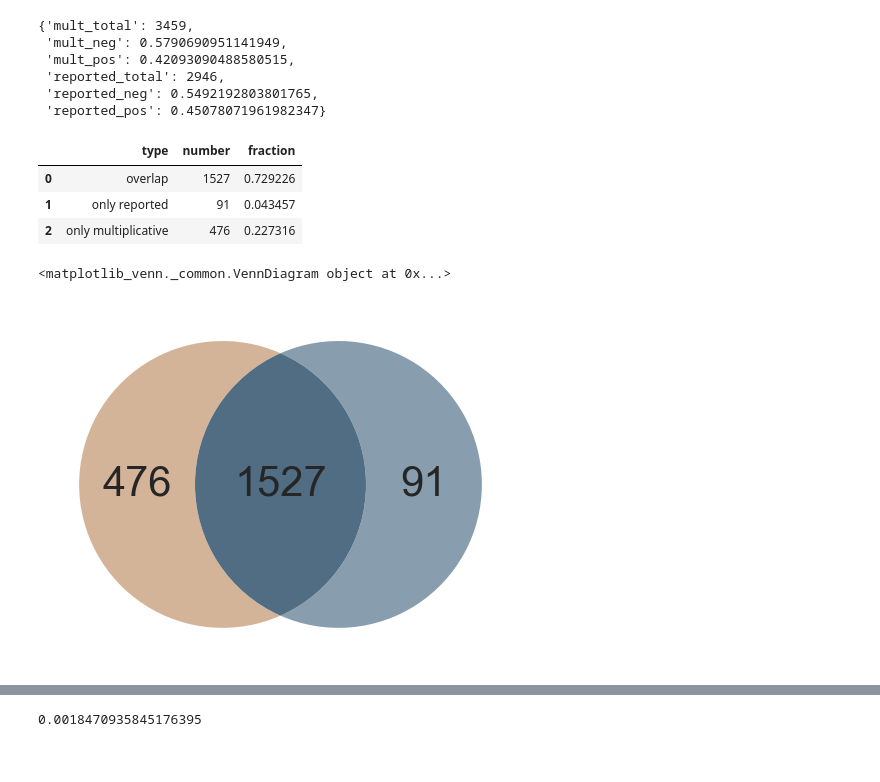
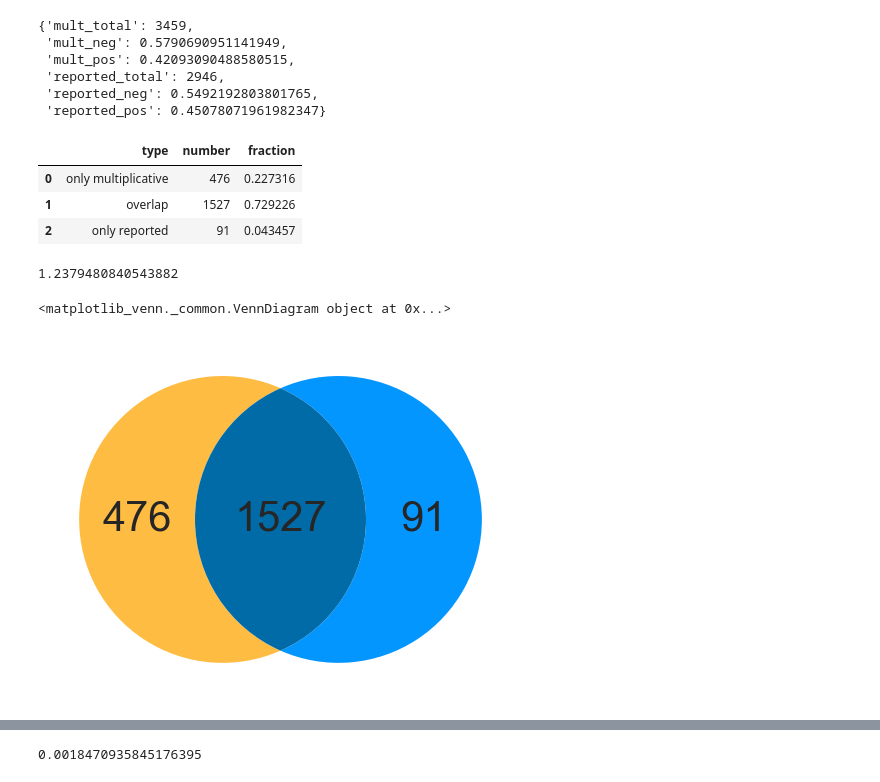
Before and after one commit to brian-arnold/epistasis_reanalysis, a Jupyter notebook: yeast_screens/Kuzmin_data_analysis_cp.ipynb, the cells around one changed output, grey strips where cells are left out. Drawn from its saved outputs; the diff is of its cells as text; code cells hidden in the pictures.

```diff
--- a/yeast_screens/Kuzmin_data_analysis_cp.ipynb
+++ b/yeast_screens/Kuzmin_data_analysis_cp.ipynb
@@ -73,12 +73,12 @@ if dataset == "Kuzmin2020":
     kuzmin_2020_s2 = data_2020.load_kuzmin_2020_s2(kuzmin_2020_data_dir)
     kuzmin_2020_s10 = data_2020.load_kuzmin_2020_s10(kuzmin_2020_data_dir)
 
-
     print(kuzmin_2020_s1.combined_mutant_type.value_counts())
     print(kuzmin_2020_s2.combined_mutant_type.value_counts())
 
     kuzmin_2020_s1_dblMutFit = dict(zip(kuzmin_2020_s1_digenic.alleles, kuzmin_2020_s1_digenic.double_triple_mutant_fitness))
     kuzmin_2020_s1_epsilon = dict(zip(kuzmin_2020_s1_digenic.alleles, kuzmin_2020_s1_digenic.raw_interaction_score_epsilon))
+    kuzmin_2020_s1_epsilon_pvals = dict(zip(kuzmin_2020_s1_digenic.alleles, kuzmin_2020_s1_digenic.pval))
     kuzmin_2020_s1_singMutFit = dict(zip(kuzmin_2020_s1.array_allele_name, kuzmin_2020_s1.array_single_mutant_fitness))
 
     kuzmin_2020_s3_singMutFit = dict(zip(kuzmin_2020_s3.array_allele_name, kuzmin_2020_s3.array_single_mutant_fitness))
@@ -89,11 +89,11 @@ if dataset == "Kuzmin2020":
     kuzmin_2020_s5_dblMutFit = dict(zip(kuzmin_2020_s5_dblMut.alleles, kuzmin_2020_s5_dblMut.fitness))
     kuzmin_2020_s5_singMutFit = dict(zip(kuzmin_2020_s5_singMut.alleles, kuzmin_2020_s5_singMut.fitness))
 
-
-    f_i, f_j, f_k, f_ij, f_ik, f_jk, e_ik_kuz, e_jk_kuz = data_2020.consolidate_fitnesses_across_tables(kuzmin_2020_s1_trigenic,
+    f_i, f_j, f_k, f_ij, f_ik, f_jk, e_ik_kuz, e_jk_kuz, e_ik_kuz_pval, e_jk_kuz_pval = data_2020.consolidate_fitnesses_across_tables(kuzmin_2020_s1_trigenic,
                                                                                             kuzmin_2020_s1_dblMutFit,
                                                                                             kuzmin_2020_s1_singMutFit,
                                                                                             kuzmin_2020_s1_epsilon,
+                                                                                            kuzmin_2020_s1_epsilon_pvals,
                                                                                             kuzmin_2020_s3_singMutFit,
                                                                                             kuzmin_2020_s5_singMutFit,
                                                                                             kuzmin_2020_s5_dblMutFit)
@@ -158,6 +144,9 @@ df['f_k'] = df['alleles'].map(f_k)
 
 df['e_ik_kuz'] = df['alleles'].map(e_ik_kuz)
 df['e_jk_kuz'] = df['alleles'].map(e_jk_kuz)
+
+df['e_ik_kuz_pval'] = df['alleles'].map(e_ik_kuz_pval)
+df['e_jk_kuz_pval'] = df['alleles'].map(e_jk_kuz_pval)
 # %%
 print(np.sum(~np.isnan(df.f_ij)))
 print(np.sum(~np.isnan(df.f_ik)))
@@ -269,6 +258,7 @@ df.loc[df['f_jk_2'] < 0, ['f_jk_2']] = np.nan
 
 df.loc[:,'e_ik_mult2'] = df.f_ik_2/(df.f_i*df.f_k)
 df.loc[:,'e_jk_mult2'] = df.f_jk_2/(df.f_j*df.f_k)
+df.loc[:,'e_ij_mult'] = df.f_ij/(df.f_i*df.f_j)
 
 df.loc[:, 'tau_cumulant2'] = df.double_triple_mutant_fitness + 2*df.f_i*df.f_j*df.f_k - df.f_i*df.f_jk_2 - df.f_j*df.f_ik_2 - df.f_k*df.f_ij
 
@@ -432,9 +428,9 @@ results = defaultdict(list)
 overlap, only_reported, only_mult, all_reported, all_mult = enrich.outlier_enrichment( df[df.pval < p], "negative", count_frac, multiplicative, tau_mult_sig_val)
 denom = overlap + only_reported + only_mult
 
-results['type'].extend(['overlap', 'only reported', 'only multiplicative'])
-results['number'].extend([overlap, only_reported, only_mult])
-results['fraction'].extend([overlap/denom, only_reported/denom, only_mult/denom])
+results['type'].extend(['only multiplicative', 'overlap', 'only reported'])
+results['number'].extend([only_mult, overlap, only_reported])
+results['fraction'].extend([only_mult/denom, overlap/denom, only_reported/denom])
 
 #overlap, only_reported, only_mult, all_reported, all_mult = enrich.outlier_enrichment( df[df.pval < p], "positive", count_frac, multiplicative, tau_mult_sig_val)
 #denom = overlap + only_reported + only_mult
@@ -446,42 +442,47 @@ results['fraction'].extend([overlap/denom, only_reported/denom, only_mult/denom]
 pd.DataFrame.from_dict(results)
 # %% [output]
 |  | type | number | fraction |
-| 0 | overlap | 1527 | 0.729226 |
-| 1 | only reported | 91 | 0.043457 |
-| 2 | only multiplicative | 476 | 0.227316 |
+| 0 | only multiplicative | 476 | 0.227316 |
+| 1 | overlap | 1527 | 0.729226 |
+| 2 | only reported | 91 | 0.043457 |
+# %%
+(results['number'][1] + results['number'][0]) / (results['number'][1] + results['number'][2])
+# %% [output]
+1.2379480840543882
 # %%
-overlap_color = "#506D84"
-only_mult_color = "#D4B499"
-only_reported_color = "#889EAF"
+overlap_color = "#006BA6"
+only_mult_color = "#FFBC42"
+only_reported_color = "#0496FF"
+
 
 only_mult_venn, only_reported_venn, overlap_venn = None, None, None
 # copy values since similar names get used elsewhere in notebook
 if not only_mult_venn and not only_reported_venn and not overlap_venn:
     only_mult_venn = only_mult
     only_reported_venn = only_reported
     overlap_venn = overlap
 
 #plt.subplot(figsize=(15,15))
 plt.figure(figsize=(6,6))
 v = venn2_unweighted(subsets = (only_mult, only_reported, overlap), set_labels = ('', '', ''), set_colors=(only_mult_color,
                                                                                             only_reported_color,
                                                                                             overlap_color), alpha = 1)
 v.get_patch_by_id('11').set_color(overlap_color)
 v.get_patch_by_id('11').set_edgecolor('none')
 v.get_patch_by_id('11').set_alpha(1)
 
 #v = venn2(subsets = (only_mult, only_reported, overlap), set_labels = ('multiplicative', 'reported'), set_colors=('#b2df8a', '#1f78b4', '#a6cee3'), alpha = 0.7)
 #out = venn3([set1, set2, set3], ('Set1', 'Set2', 'Set3'))
 for text in v.set_labels:
     text.set_fontsize(14)
 for text in v.subset_labels:
     text.set_fontsize(30)
 
 print(v)
 plt.show()
 # %% [output]
 <matplotlib_venn._common.VennDiagram object at 0x...>
-[figure, old version]
+[figure, new version]
 # %%
 # See if outliers are enriched for other biological signals. Here we load in pairwise physical interactions from one of two databases.
 # 'physical_pairwise_interactions_set' contains a set of sorted 2-tuples of genes particupating in pairwise protein interactions
```
Also changed, not shown: parts of 32 cells of this notebook, 21 other files.
